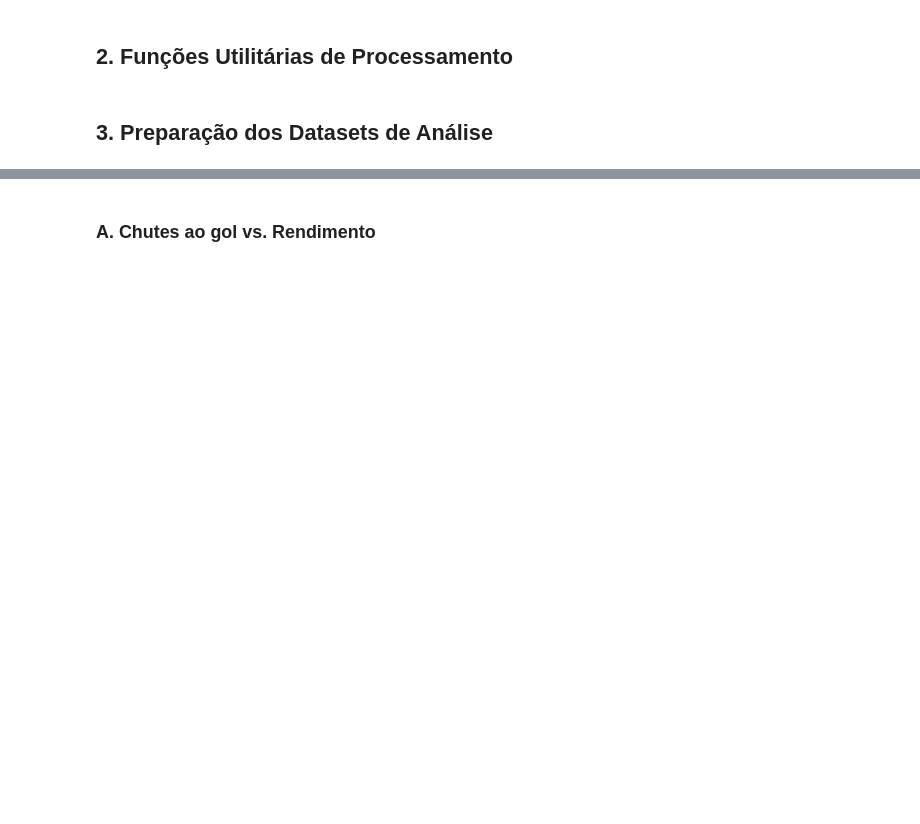
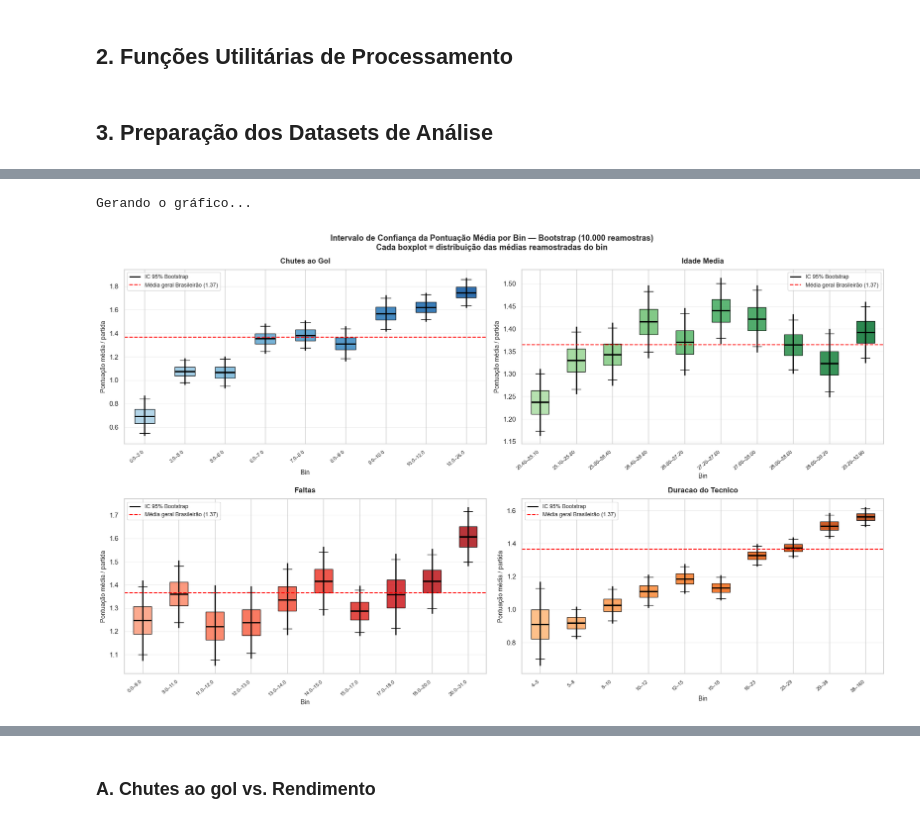
Before and after one commit to ironsteve43/trabalhoICD, a Jupyter notebook: analise_refactored.ipynb, the cells around one changed output, grey strips where cells are left out. Cells and saved outputs as stored; diff of their text form; code cells hidden in the pictures; blank space fills up the shorter version.

```diff
--- a/analise_refactored.ipynb
+++ b/analise_refactored.ipynb
@@ -83,0 +649,76 @@ print(f"Dataset Scout: {len(df_scout)} partidas")
+# %%
+plt.close('all')                    # Fecha todas as figuras anteriores
+plt.rcParams['figure.max_open_warning'] = 100
+
+print("Gerando o gráfico...")
+
+# Cria a figura explicitamente
+fig, axes = plt.subplots(2, 2, figsize=(18, 11), dpi=100)
+
+fig.suptitle(
+    'Intervalo de Confiança da Pontuação Média por Bin — Bootstrap (10.000 reamostras)\n'
+    'Cada boxplot = distribuição das médias reamostradas do bin',
+    fontsize=13, fontweight='bold'
+)
+
+configs = [
+    ('Chutes ao Gol',      bootstrap_chutes,  labels_chutes, '#1565C0'),
+    ('Idade Media',        bootstrap_idade,   labels_idade,  '#2E7D32'),
+    ('Faltas',             bootstrap_faltas,  labels_falta, '#C62828'),
+    ('Duracao do Tecnico', bootstrap_tecnico, labels_tec,    '#E65100'),
+]
+
+for ax, (nome, distribs_bins, labels, cor) in zip(axes.flat, configs):
+
+    dados_validos = [(d, l) for d, l in zip(distribs_bins, labels)
+                     if not np.all(np.isnan(d))]
+    dados   = [d for d, _ in dados_validos]
+    rotulos = [l for _, l in dados_validos]
+
+    if len(dados) == 0:
+        ax.text(0.5, 0.5, 'Sem dados neste gráfico', ha='center', va='center', transform=ax.transAxes)
+        continue
+
+    # Boxplot
+    bp = ax.boxplot(dados, patch_artist=True, notch=False, showfliers=False,
+                    whis=[5, 95],
+                    medianprops=dict(color='black', linewidth=2.2))
+
+    # IC 95%
+    ic_low = [np.percentile(d, 2.5) for d in dados]
+    ic_high = [np.percentile(d, 97.5) for d in dados]
+    x_pos = np.arange(len(dados)) + 1
+    ax.vlines(x_pos, ic_low, ic_high, color='black', linewidth=2.0, alpha=0.95, label='IC 95% Bootstrap')
+
+    # Coloração das caixas
+    cmap = plt.cm.Blues if cor == '#1565C0' else \
+           plt.cm.Greens if cor == '#2E7D32' else \
+           plt.cm.Reds if cor == '#C62828' else plt.cm.Oranges
+
+    for patch, frac in zip(bp['boxes'], np.linspace(0.35, 0.85, len(dados))):
+        patch.set_facecolor(cmap(frac))
+        patch.set_alpha(0.85)
+
+    ax.axhline(media_brasileirao, color='red', linewidth=1.5, linestyle='--',
+               label=f'Média geral Brasileirão ({media_brasileirao:.2f})')
+
+    ax.set_title(nome, fontsize=12, fontweight='bold', pad=10)
+    ax.set_ylabel('Pontuação média / partida', fontsize=10)
+    ax.set_xlabel('Bin', fontsize=10)
+
+    # Rótulos do eixo X
+    step = max(1, len(rotulos) // 8)
+    ax.set_xticks(range(1, len(rotulos)+1, step))
+    ax.set_xticklabels(rotulos[::step], rotation=40, ha='right', fontsize=8)
+
+    ax.legend(fontsize=9)
+    ax.grid(axis='y', alpha=0.3)
+
+plt.tight_layout()
+plt.savefig('bootstrap_ic_bins.png', dpi=150, bbox_inches='tight')
+
+# Tenta mostrar de formas diferentes
+plt.show(block=True)
+# %% [output]
+Gerando o gráfico...
+[figure, added]
```
Also changed, not shown: parts of 48 cells of this notebook.
